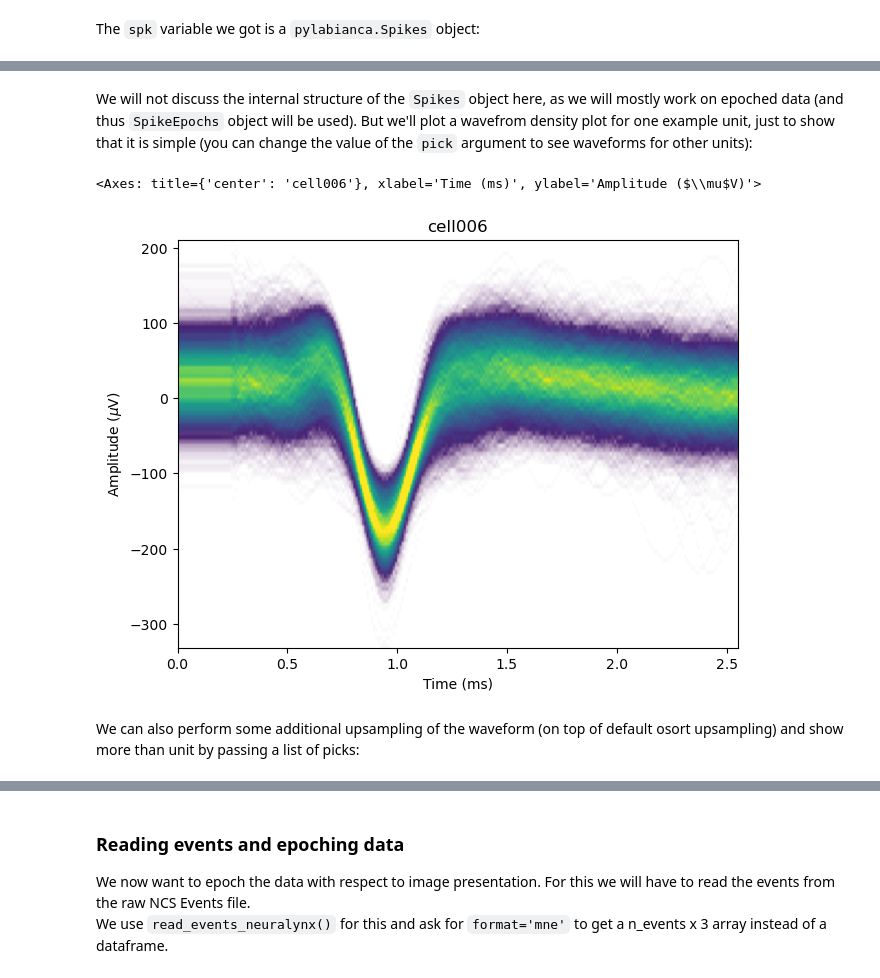
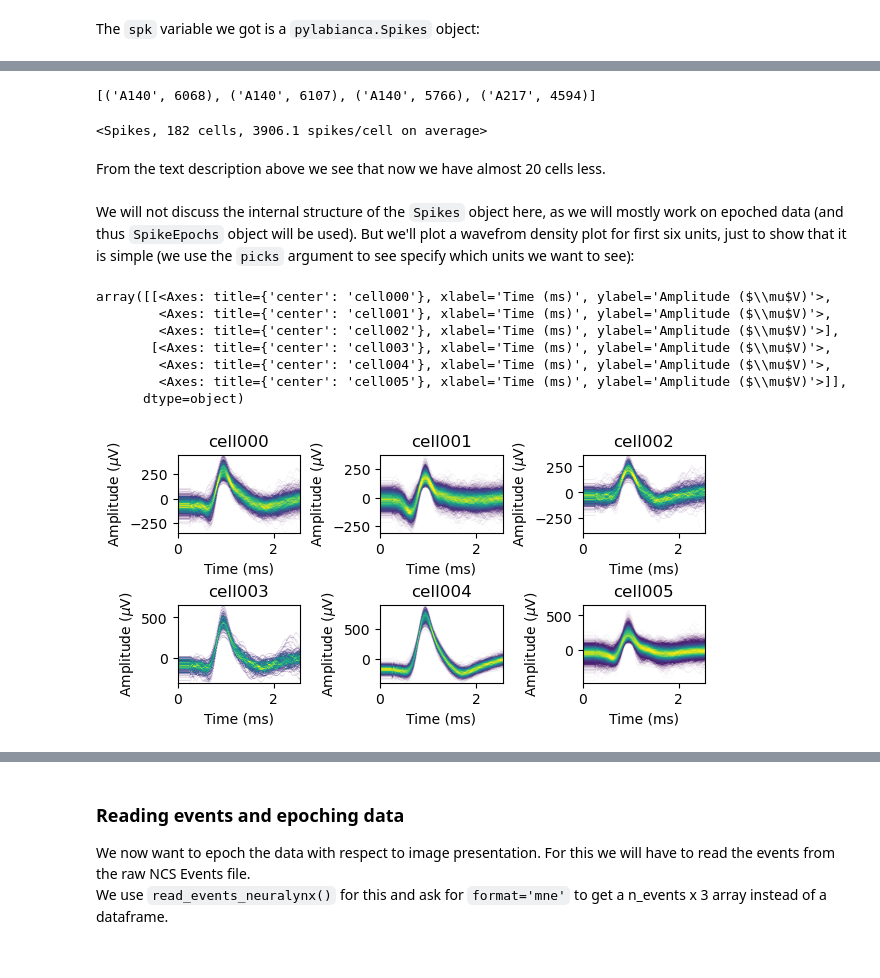
Before and after one commit to labianca/pylabianca, a Jupyter notebook: doc/intro_overview.ipynb, the cells around one changed output, grey strips where cells are left out. Drawn from its saved outputs; the diff is of its cells as text; code cells hidden in the pictures.

Commit message:
ENH: updating the intro example to the new data

```diff
--- a/doc/intro_overview.ipynb
+++ b/doc/intro_overview.ipynb
@@ -15,6 +15,6 @@ import numpy as np
 # %% [markdown]
 Set up paths to the data.
 # %%
-data_dir = r'C:\Users\Ola Kołodziej\Dropbox\Sarenka\PROJECTS\pylabianca\labianca_data\sub-U10_task-superdual'
-spike_data_dir = op.join(data_dir, r'osorted\mixed\5')
+data_dir = r'C:\Users\Ola Kołodziej\Dropbox\Sarenka\PROJECTS\pylabianca\labianca_data\sub-U04_task-switchorder'
+spike_data_dir = op.join(data_dir, 'sub-U04_ses-main_task-switchorder_run-01_sorter-osort_norm-False')
 # %% [markdown]
@@ -39,7 +38,7 @@ We can read the whole directory of osort files using `pylabianca.io.read_osort`.
 # %%
 import pylabianca as pln
 
-spk = pln.io.read_osort(spike_data_dir, waveform=True, format='standard')
+spk = pln.io.read_osort(spike_data_dir, waveform=True, format='mm')
 # %% [markdown]
 The `spk` variable we got is a `pylabianca.Spikes` object:
 # %%
@@ -48,0 +52,4 @@ spk
+# %%
+units_to_drop[:4]
+# %% [output]
+[('A140', 6068), ('A140', 6107), ('A140', 5766), ('A217', 4594)]
@@ -49,9 +58,19 @@ spk
+# %%
+spk
+# %% [output]
+<Spikes, 182 cells, 3906.1 spikes/cell on average>
+# %% [markdown]
+From the text description above we see that now we have almost 20 cells less.
 # %% [markdown]
-We will not discuss the internal structure of the `Spikes` object here, as we will mostly work on epoched data (and thus `SpikeEpochs` object will be used). But we'll plot a wavefrom density plot for one example unit, just to show that it is simple (you can change the value of the `pick` argument to see waveforms for other units):
+We will not discuss the internal structure of the `Spikes` object here, as we will mostly work on epoched data (and thus `SpikeEpochs` object will be used). But we'll plot a wavefrom density plot for first six units, just to show that it is simple (we use the `picks` argument to see specify which units we want to see):
 # %%
-spk.plot_waveform(picks=6)
+spk.plot_waveform(picks=[0, 1, 2, 3, 4, 5])
 # %% [output]
-<Axes: title={'center': 'cell006'}, xlabel='Time (ms)', ylabel='Amplitude ($\\mu$V)'>
+array([[<Axes: title={'center': 'cell000'}, xlabel='Time (ms)', ylabel='Amplitude ($\\mu$V)'>,
+        <Axes: title={'center': 'cell001'}, xlabel='Time (ms)', ylabel='Amplitude ($\\mu$V)'>,
+        <Axes: title={'center': 'cell002'}, xlabel='Time (ms)', ylabel='Amplitude ($\\mu$V)'>],
+       [<Axes: title={'center': 'cell003'}, xlabel='Time (ms)', ylabel='Amplitude ($\\mu$V)'>,
+        <Axes: title={'center': 'cell004'}, xlabel='Time (ms)', ylabel='Amplitude ($\\mu$V)'>,
+        <Axes: title={'center': 'cell005'}, xlabel='Time (ms)', ylabel='Amplitude ($\\mu$V)'>]],
+      dtype=object)
-[figure, old version]
+[figure, new version]
-# %% [markdown]
-We can also perform some additional upsampling of the waveform (on top of default osort upsampling) and show more than unit by passing a list of picks:
```
Also changed, not shown: parts of 14 cells of this notebook.
